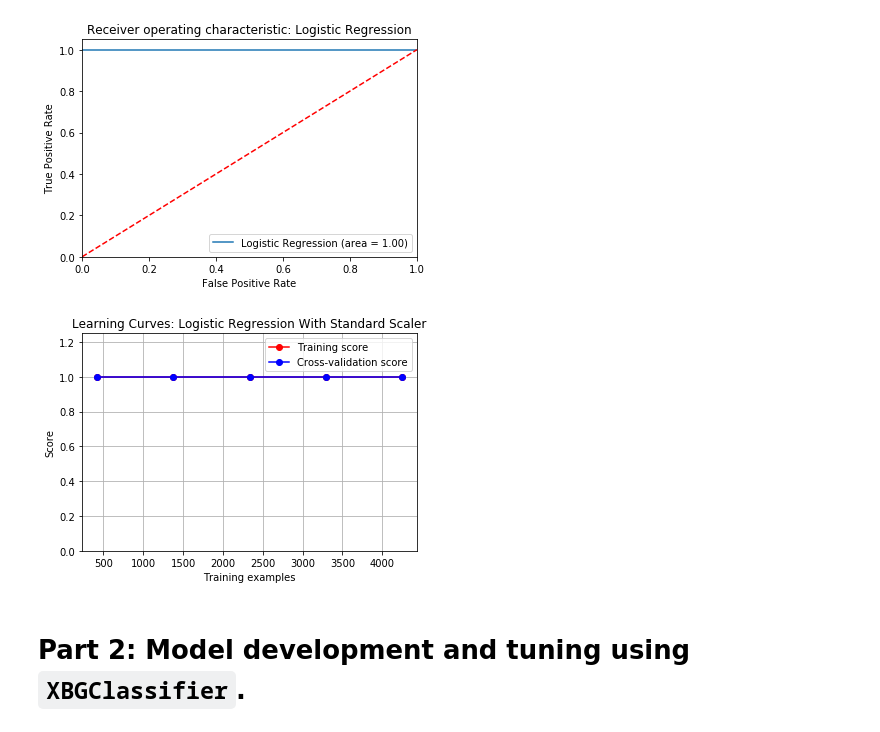
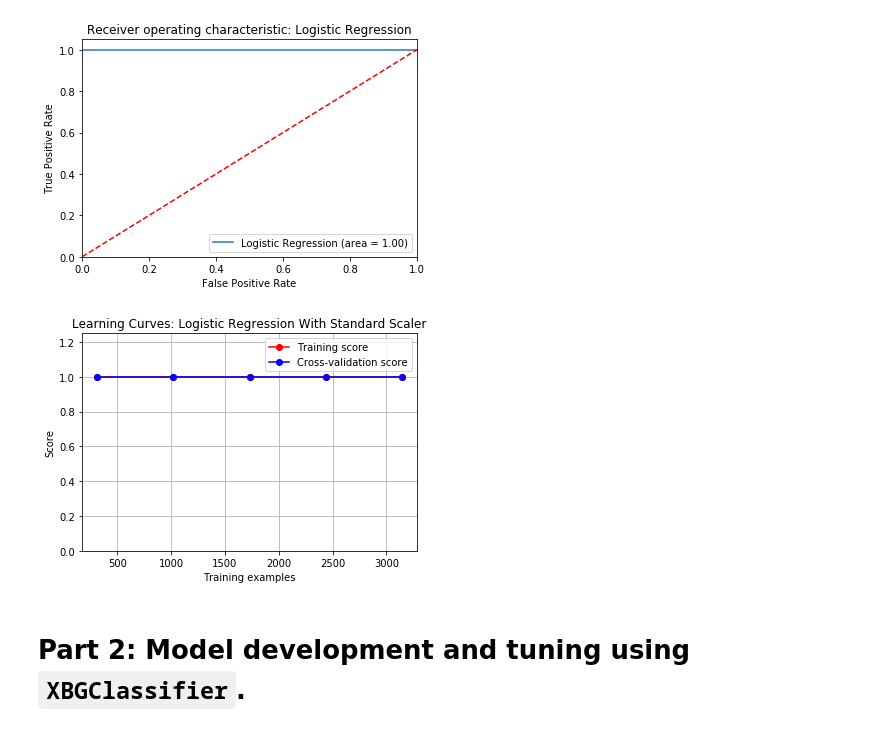
Before and after one commit to grantaguinaldo/mlnd-capstone, a Jupyter notebook: working/working_draft_005_ohe_base_.ipynb, the cells around one changed output. Cells and saved outputs as stored; diff of their text form; code cells hidden in the pictures.

```diff
--- a/working/working_draft_005_ohe_base_.ipynb
+++ b/working/working_draft_005_ohe_base_.ipynb
@@ -906,5 +914,5 @@ auc_roc_curves(lr, X_test_std_df, y_test, 'Logistic Regression')
 # %% [output]
 [figure]
 # %%
-learning_curves(lr, X_train_std_df, y_train, 'Logistic Regression', 10)
+learning_curves(lr, X_train_std_df, y_train, 'Logistic Regression', 3)
 # %% [output]
@@ -1024,9 +1027,9 @@ auc_roc_curves(lr_tuned, X_test_std_df, y_test, 'Logistic Regression')
 # %% [output]
 [figure]
 # %%
-learning_curves(lr_tuned, X_train_std_df, y_train, 'Logistic Regression', 10)
+learning_curves(lr_tuned, X_train_std_df, y_train, 'Logistic Regression', 3)
 # %% [output]
-[figure, old version]
+[figure, new version]
 # %% [markdown]
 # Part 2: Model development and tuning using `XBGClassifier`.
 # %%
```
Also changed, not shown: parts of 11 cells of this notebook, 9 other files.
